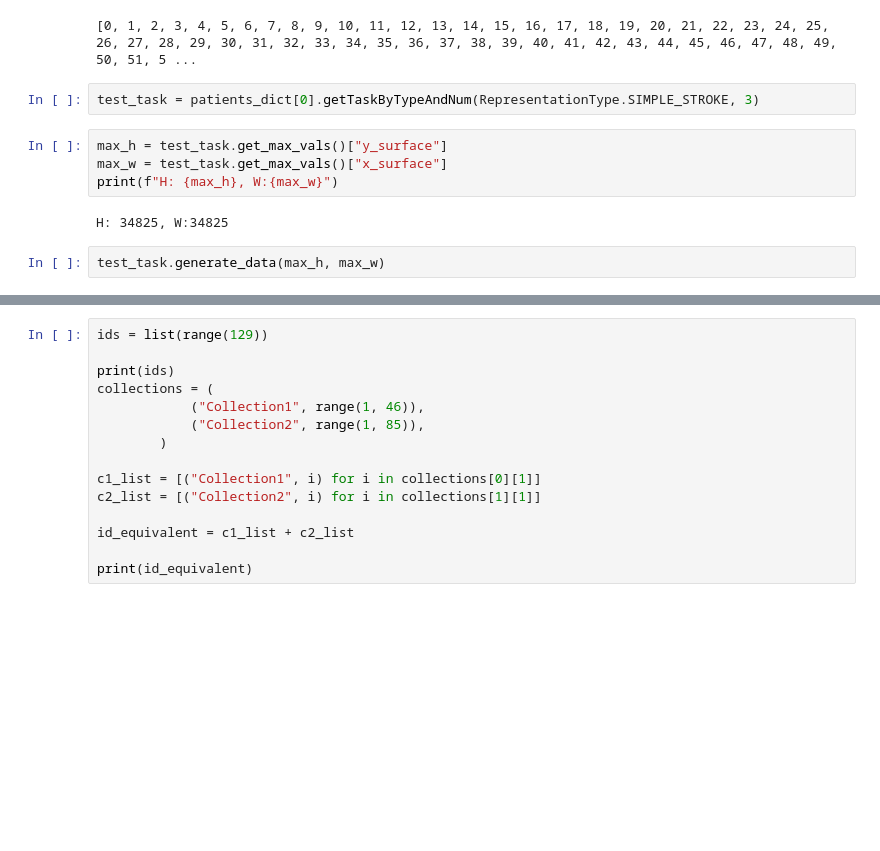
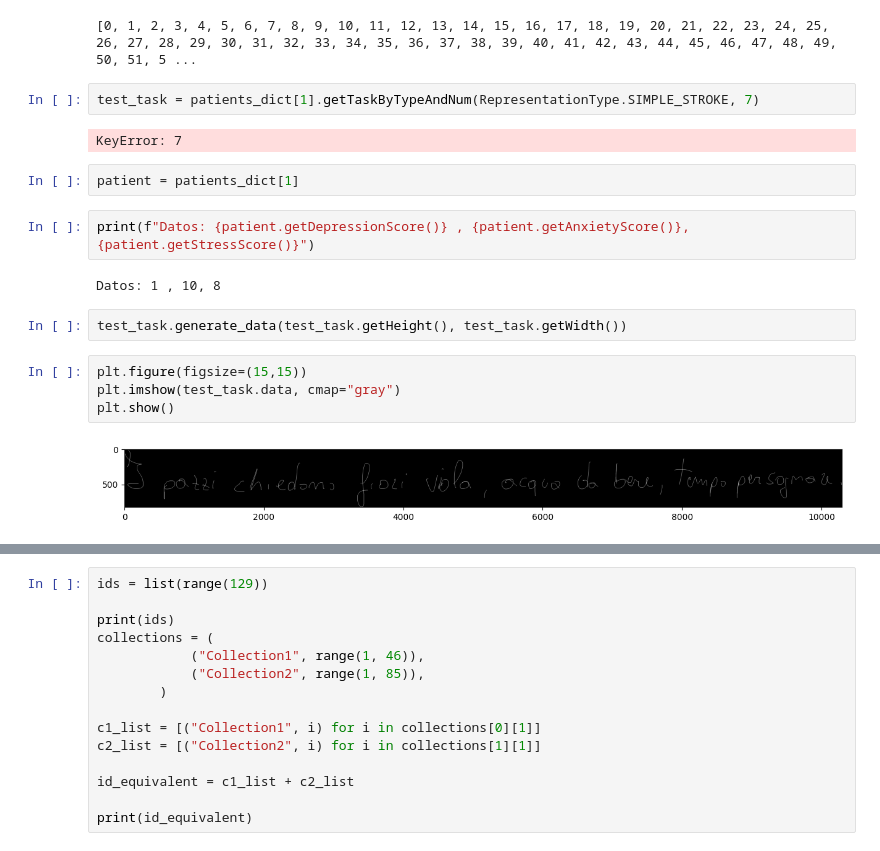
Before and after one commit to DaniCP909/Proyecto-ParkinsonDisease, a Jupyter notebook: NEW/src/notebooks/EMOTHAW_task_monitor.ipynb, the cells around one changed output, grey strips where cells are left out. Drawn from its saved outputs; the diff is of its cells as text; blank space fills up the shorter version.

```diff
--- a/NEW/src/notebooks/EMOTHAW_task_monitor.ipynb
+++ b/NEW/src/notebooks/EMOTHAW_task_monitor.ipynb
@@ -14,12 +16,20 @@ patients_dict = emothaw_loader.load()
 # %% [output]
 [0, 1, 2, 3, 4, 5, 6, 7, 8, 9, 10, 11, 12, 13, 14, 15, 16, 17, 18, 19, 20, 21, 22, 23, 24, 25, 26, 27, 28, 29, 30, 31, 32, 33, 34, 35, 36, 37, 38, 39, 40, 41, 42, 43, 44, 45, 46, 47, 48, 49, 50, 51, 5 ...
 # %%
-test_task = patients_dict[0].getTaskByTypeAndNum(RepresentationType.SIMPLE_STROKE, 3)
+test_task = patients_dict[1].getTaskByTypeAndNum(RepresentationType.SIMPLE_STROKE, 7)
+# %% [output]
+KeyError: 7
-# %%
-max_h = test_task.get_max_vals()["y_surface"]
-max_w = test_task.get_max_vals()["x_surface"]
-print(f"H: {max_h}, W:{max_w}")
-# %% [output]
-H: 34825, W:34825
+# %%
+patient = patients_dict[1]
+# %%
+print(f"Datos: {patient.getDepressionScore()} , {patient.getAnxietyScore()}, {patient.getStressScore()}")
+# %% [output]
+Datos: 1 , 10, 8
 # %%
-test_task.generate_data(max_h, max_w)
+test_task.generate_data(test_task.getHeight(), test_task.getWidth())
+# %%
+plt.figure(figsize=(15,15))
+plt.imshow(test_task.data, cmap="gray")
+plt.show()
+# %% [output]
+[figure, added]
```
Also changed, not shown: parts of 2 cells of this notebook, 1 other file.
